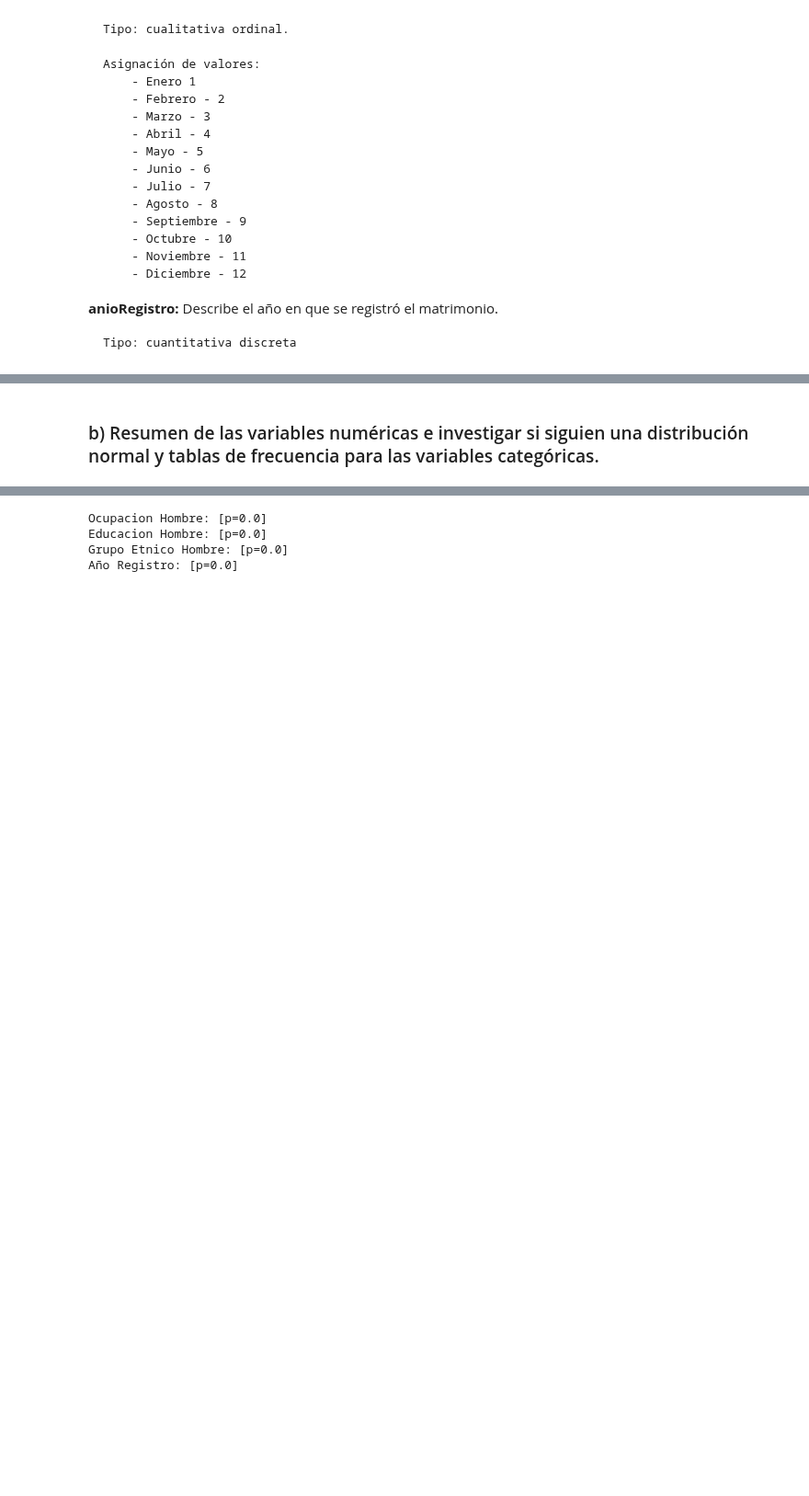
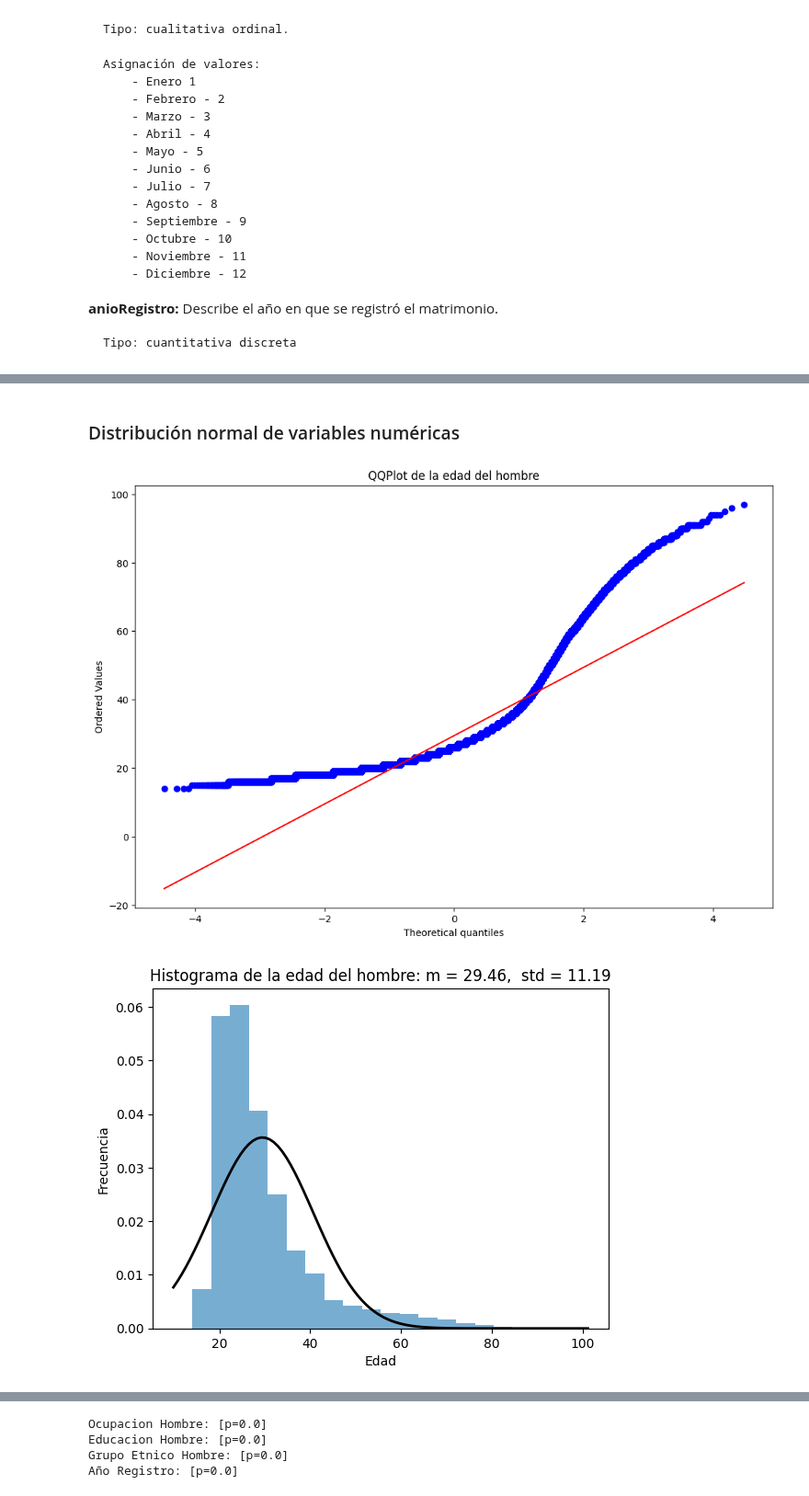
Before and after one commit to MGonza20/Proyecto1_MD, a Jupyter notebook: proyecto_final.ipynb, the cells around one changed output, grey strips where cells are left out. Shown at 92% size. Saved outputs shown, nothing was run; the diff lists cells and outputs as text; code cells hidden in the pictures; blank space fills up the shorter version.

Commit message:
Distribución normal edad hombre

```diff
--- a/proyecto_final.ipynb
+++ b/proyecto_final.ipynb
@@ -686,2 +679,34 @@ data_final.describe()
-# %% [markdown]
-### b) Resumen de las variables numéricas e investigar si siguien una distribución normal y tablas de frecuencia para las variables categóricas.
+# %% [markdown]
+### Distribución normal de variables numéricas
+# %%
+# Evaluando distribucion normal de la edad del hombre
+
+# qqplot
+fig, ax = plt.subplots(figsize=(12,8))
+data_final['edadHombre'] = data_final['edadHombre'].astype(int)
+stats.probplot(data_final['edadHombre'], plot=plt)
+plt.title("QQPlot de la edad del hombre")
+plt.show()
+
+# histograma con campana de gauss
+data_hombre = data_final['edadHombre']
+plt.hist(data_hombre, bins=20, density=True, alpha=0.6 )
+
+# Estimando la media y la desviación estándar de los datos
+media, desviacion_std = np.mean(data_hombre), np.std(data_hombre)
+xmin, xmax = plt.xlim()
+x = np.linspace(xmin, xmax, 100)
+
+# Generando la curva de Gauss con los parámetros estimados
+p = norm.pdf(x, media, desviacion_std)
+plt.plot(x, p, 'k', linewidth=2)
+
+title = "Histograma de la edad del hombre: m = %.2f,  std = %.2f" % (media, desviacion_std)
+plt.title(title)
+plt.xlabel("Edad")
+plt.ylabel("Frecuencia")
+
+plt.show()
+# %% [output]
+[figure, added]
+[figure, added]
```
Also changed, not shown: parts of 6 cells of this notebook.
